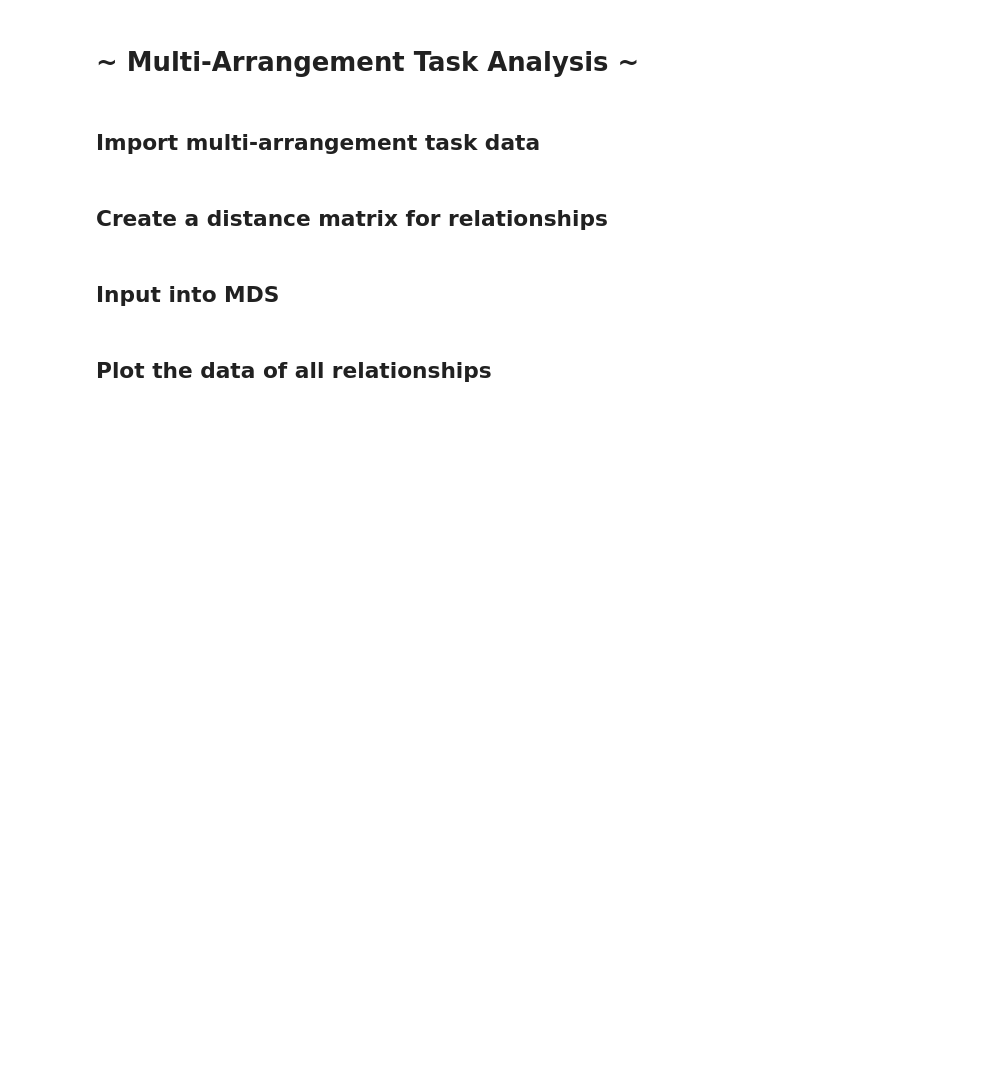
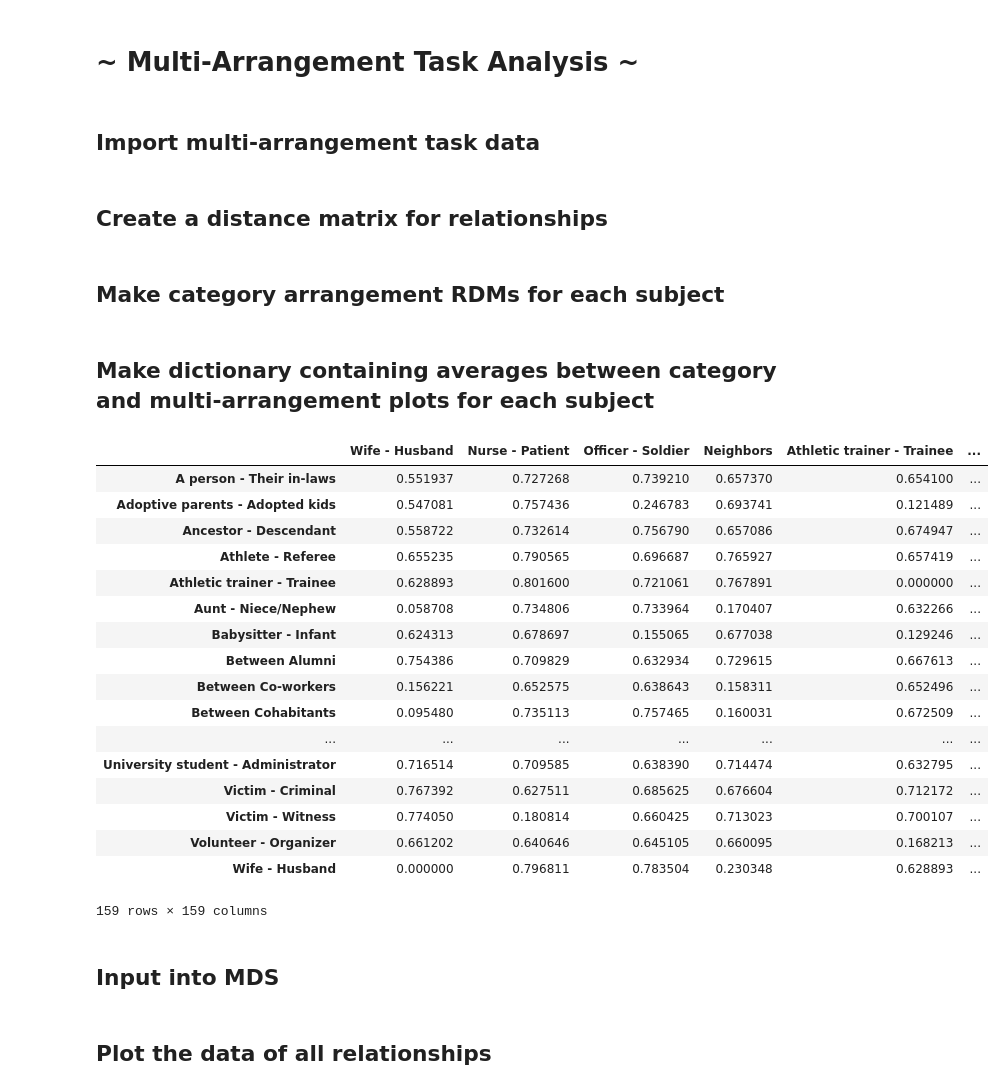
Before and after one commit to hspopal/srk_behavioral, a Jupyter notebook: Multi Arrangement Analysis.ipynb, the cells around one changed output. Cells and saved outputs as stored; diff of their text form; code cells hidden in the pictures; blank space fills up the shorter version.

```diff
--- a/Multi Arrangement Analysis.ipynb
+++ b/Multi Arrangement Analysis.ipynb
@@ -26,7 +26,7 @@ mat_subj = []
 mat_subj2 = []
 for file in glob.glob('*.mat'):
     mat_subj.append(file)
-for j in range(48):
+for j in mat_subj:
     mat = loadmat(mat_subj[j])
     mat_subj2.append(mat)
 
@@ -48,3 +57,65 @@ dissim = dissim.div(len(mat_subj))
+# %% [markdown]
+## Make category arrangement RDMs for each subject
+# %%
+subjects_data = []
+for file in glob.glob("*.csv"):
+    subjects_data.append(file)
+# %%
+rdm_r1 = pd.DataFrame(columns=relationships)
+meadows_list = []
+count = 0
+dict_rdms = {}
+for subject in subjects_data:
+    csv_subj = pd.read_csv(subject).iloc[:, 1:]
+    rdm_r1 = pd.DataFrame(columns=relationships)
+    for r1_a in relationships:
+        cols = []
+        for col in csv_subj.columns:
+            if r1_a in csv_subj[col].tolist():
+                cols.append(col)
+        for r1_b in relationships:
+            if not cols:
+                rdm_r1.loc[r1_a,r1_b] = 1
+            elif csv_subj[cols].isin([r1_b]).any()[0]:
+                rdm_r1.loc[r1_a,r1_b] = 0
+            else:
+                rdm_r1.loc[r1_a,r1_b] = 1
+    meadows_id = subject.split('_')[6]
+    dict_rdms[meadows_id] = rdm_r1
+# %% [markdown]
+## Make dictionary containing averages between category and multi-arrangement plots for each subject
+# %%
+avgs_dict = {}
+for subject in subjects_data:
+    meadows_id = subject.split('_')[6]
+    df_csv = pd.DataFrame(dict_rdms[meadows_id])
+    df_mat = pd.DataFrame(dissim_dict[meadows_id])
+    df_concat = pd.concat([df_csv, df_mat])
+    #avgs = new_df.mean()
+    #pd.DataFrame(avgs)
+    mean = df_concat.groupby(level=0).mean()
+    avgs_dict[meadows_id] = mean
+mean
+avgs_dict['holy-grouse']
+# %% [output]
+|  | Wife - Husband | Nurse - Patient | Officer - Soldier | Neighbors | Athletic trainer - Trainee | ... |
+| A person - Their in-laws | 0.551937 | 0.727268 | 0.739210 | 0.657370 | 0.654100 | ... |
+| Adoptive parents - Adopted kids | 0.547081 | 0.757436 | 0.246783 | 0.693741 | 0.121489 | ... |
+| Ancestor - Descendant | 0.558722 | 0.732614 | 0.756790 | 0.657086 | 0.674947 | ... |
+| Athlete - Referee | 0.655235 | 0.790565 | 0.696687 | 0.765927 | 0.657419 | ... |
+| Athletic trainer - Trainee | 0.628893 | 0.801600 | 0.721061 | 0.767891 | 0.000000 | ... |
+| Aunt - Niece/Nephew | 0.058708 | 0.734806 | 0.733964 | 0.170407 | 0.632266 | ... |
+| Babysitter - Infant | 0.624313 | 0.678697 | 0.155065 | 0.677038 | 0.129246 | ... |
+| Between Alumni | 0.754386 | 0.709829 | 0.632934 | 0.729615 | 0.667613 | ... |
+| Between Co-workers | 0.156221 | 0.652575 | 0.638643 | 0.158311 | 0.652496 | ... |
+| Between Cohabitants | 0.095480 | 0.735113 | 0.757465 | 0.160031 | 0.672509 | ... |
+| ... | ... | ... | ... | ... | ... | ... |
+| University student - Administrator | 0.716514 | 0.709585 | 0.638390 | 0.714474 | 0.632795 | ... |
+| Victim - Criminal | 0.767392 | 0.627511 | 0.685625 | 0.676604 | 0.712172 | ... |
+| Victim - Witness | 0.774050 | 0.180814 | 0.660425 | 0.713023 | 0.700107 | ... |
+| Volunteer - Organizer | 0.661202 | 0.640646 | 0.645105 | 0.660095 | 0.168213 | ... |
+| Wife - Husband | 0.000000 | 0.796811 | 0.783504 | 0.230348 | 0.628893 | ... |
+159 rows × 159 columns
 # %% [markdown]
 ## Input into MDS
 # %%
```
Also changed, not shown: parts of 2 cells of this notebook.
